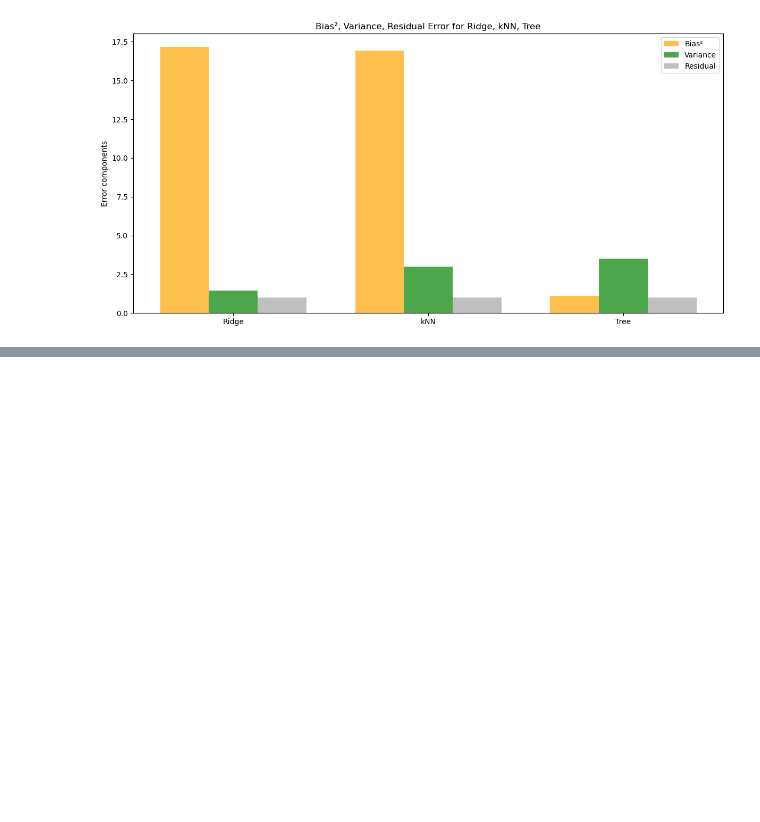
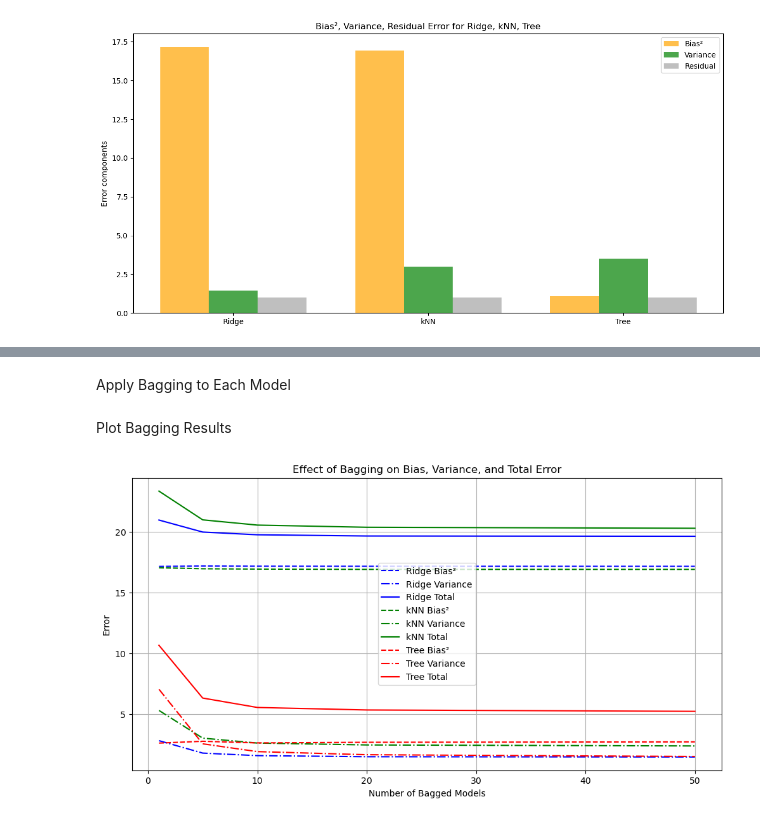
Before and after one commit to khalilAnkri/Bias-and-variance-analysis, a Jupyter notebook: src/bias_variance.ipynb, the cells around one changed output, grey strips where cells are left out. Saved outputs shown, nothing was run; the diff lists cells and outputs as text; code cells hidden in the pictures; blank space fills up the shorter version.

```diff
--- a/src/bias_variance.ipynb
+++ b/src/bias_variance.ipynb
@@ -212,0 +330,29 @@ plt.show()
+# %% [markdown]
+Apply Bagging to Each Model
+# %%
+n_estimators_list = [1, 5, 10, 20, 50]
+
+ridge_bag = bagging_bias_variance(Ridge, {'alpha': 1.0}, n_estimators_list=n_estimators_list, seed=42)
+knn_bag = bagging_bias_variance(KNeighborsRegressor, {'n_neighbors': 5}, n_estimators_list=n_estimators_list, seed=42)
+tree_bag = bagging_bias_variance(DecisionTreeRegressor, {'max_depth': 5}, n_estimators_list=n_estimators_list, seed=42)
+# %% [markdown]
+Plot Bagging Results
+# %%
+plt.figure(figsize=(12,6))
+
+for results, label, color in zip([ridge_bag, knn_bag, tree_bag],
+                                 ['Ridge', 'kNN', 'Tree'],
+                                 ['blue', 'green', 'red']):
+    plt.plot(results[:,0], results[:,1], '--', label=f'{label} Bias²', color=color)
+    plt.plot(results[:,0], results[:,2], '-.', label=f'{label} Variance', color=color)
+    plt.plot(results[:,0], results[:,4], '-', label=f'{label} Total', color=color)
+
+plt.xlabel("Number of Bagged Models")
+plt.ylabel("Error")
+plt.title("Effect of Bagging on Bias, Variance, and Total Error")
+plt.legend()
+plt.grid(True)
+plt.savefig(os.path.join(figures_dir, "bagging_sweep.png"), dpi=150, bbox_inches='tight')
+plt.show()
+# %% [output]
+[figure, added]
```
Also changed, not shown: parts of 7 cells of this notebook, 6 other files.
